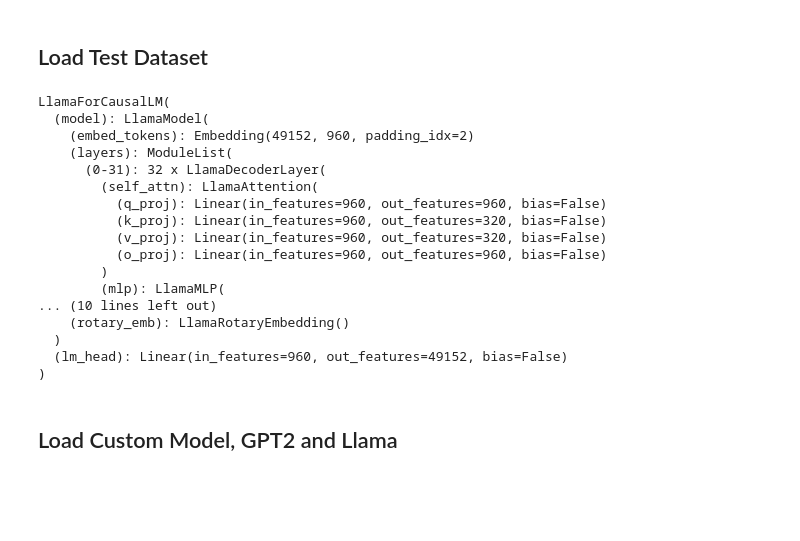
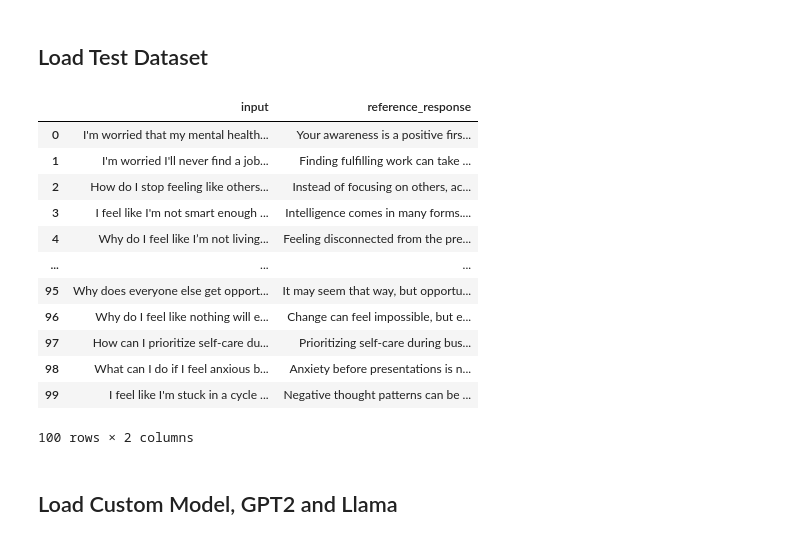
Before and after one commit to alvinnnnnnnnnn/MentalHealth-LLM, a Jupyter notebook: gpt.ipynb, the cells around one changed output. Cells and saved outputs as stored; diff of their text form; code cells hidden in the pictures; blank space fills up the shorter version.

```diff
--- a/gpt.ipynb
+++ b/gpt.ipynb
@@ -275,9 +275,9 @@ user_inputs = []
 reference_responses = []
 
 for i in range(len(chat_data) - 1):
-    if chat_data[i].startswith("user:"):
-        user_text = chat_data[i].replace("user:", "").strip()
-        ref_text = chat_data[i + 1].replace("bot:", "").strip() if chat_data[i + 1].startswith("bot:") else None
+    if chat_data[i].startswith("User:"):
+        user_text = chat_data[i].replace("User:", "").strip()
+        ref_text = chat_data[i + 1].replace("Bot:", "").strip() if chat_data[i + 1].startswith("Bot:") else None
 
         if ref_text:  # Ensure reference answer exists
             user_inputs.append(user_text)
@@ -285,24 +285,22 @@ for i in range(len(chat_data) - 1):
 
 # Convert to DataFrame
 df = pd.DataFrame({"input": user_inputs, "reference_response": reference_responses})
-# %% [output]
-LlamaForCausalLM(
-  (model): LlamaModel(
-    (embed_tokens): Embedding(49152, 960, padding_idx=2)
-    (layers): ModuleList(
-      (0-31): 32 x LlamaDecoderLayer(
-        (self_attn): LlamaAttention(
-          (q_proj): Linear(in_features=960, out_features=960, bias=False)
-          (k_proj): Linear(in_features=960, out_features=320, bias=False)
-          (v_proj): Linear(in_features=960, out_features=320, bias=False)
-          (o_proj): Linear(in_features=960, out_features=960, bias=False)
-        )
-        (mlp): LlamaMLP(
-... (10 lines left out)
-    (rotary_emb): LlamaRotaryEmbedding()
-  )
-  (lm_head): Linear(in_features=960, out_features=49152, bias=False)
-)
+# %%
+df
+# %% [output]
+|  | input | reference_response |
+| 0 | I'm worried that my mental health... | Your awareness is a positive firs... |
+| 1 | I'm worried I'll never find a job... | Finding fulfilling work can take ... |
+| 2 | How do I stop feeling like others... | Instead of focusing on others, ac... |
+| 3 | I feel like I'm not smart enough ... | Intelligence comes in many forms.... |
+| 4 | Why do I feel like I’m not living... | Feeling disconnected from the pre... |
+| ... | ... | ... |
+| 95 | Why does everyone else get opport... | It may seem that way, but opportu... |
+| 96 | Why do I feel like nothing will e... | Change can feel impossible, but e... |
+| 97 | How can I prioritize self-care du... | Prioritizing self-care during bus... |
+| 98 | What can I do if I feel anxious b... | Anxiety before presentations is n... |
+| 99 | I feel like I'm stuck in a cycle ... | Negative thought patterns can be ... |
+100 rows × 2 columns
 # %% [markdown]
 ## Load Custom Model, GPT2 and Llama
 # %%
```
Also changed, not shown: parts of 3 cells of this notebook.
